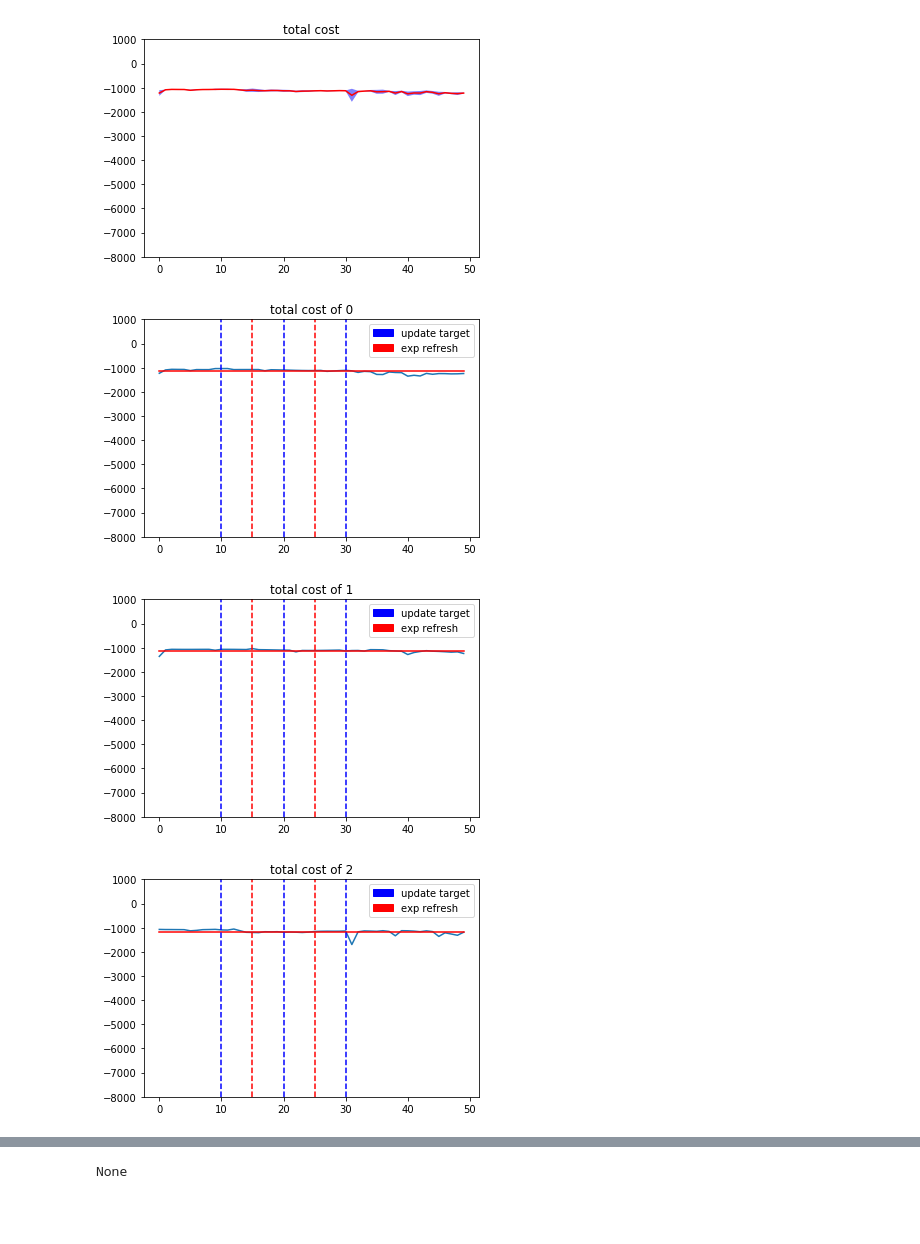
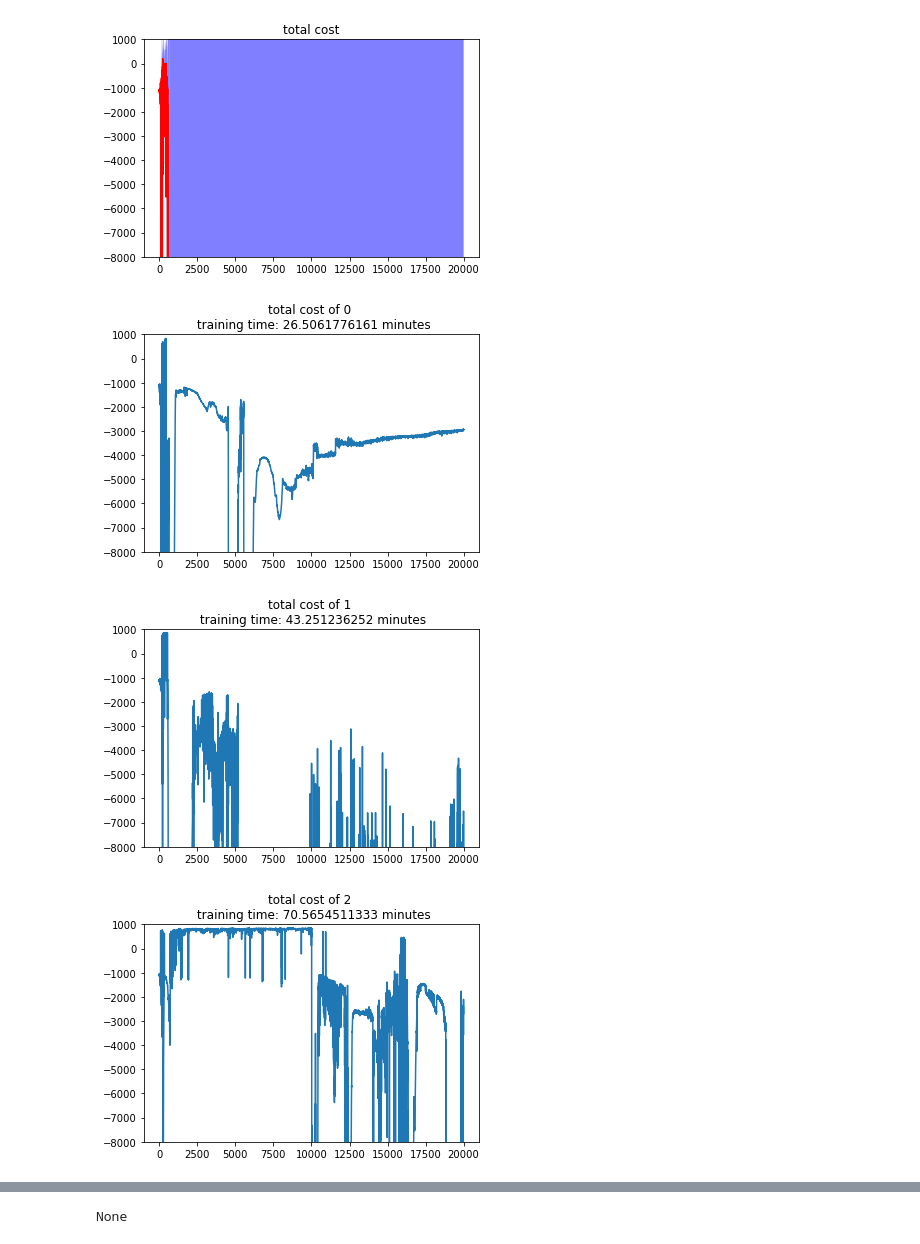
Before and after one commit to meltycriss/foa, a Jupyter notebook: foa_ddpg.ipynb, the cells around one changed output, grey strips where cells are left out. Drawn from its saved outputs; the diff is of its cells as text; code cells hidden in the pictures; blank space fills up the shorter version.

```diff
--- a/foa_ddpg.ipynb
+++ b/foa_ddpg.ipynb
@@ -32,9 +32,9 @@ TAU = .01
 GAMMA = .9
 LR_actor = .001
 LR_critic = .001
-EXPERIENCE_CAPACITY = int(1e4)
+EXPERIENCE_CAPACITY = 7500
 TARGET_UPDATE_FREQUENCY = 200
-MAX_EPI = int(1e4)
+MAX_EPI = 2*int(1e4)
 MAX_STEP = 100
 BATCH_SIZE = 32
 #EPSILON = .1
@@ -180,7 +180,8 @@ n_vec_avg_cost = []
 n_vec_total_cost = []
 n_vec_target_update = []
 n_vec_experience_refresh = []
-for n in xrange(3):
+n_vec_training_time = []
+for n in xrange(5):
     start_time = time.time()
 
     target_actor = Actor()
@@ -206,7 +207,7 @@ for n in xrange(3):
     vec_experience_refresh = []
     update_counter = 0
     for epi in xrange(MAX_EPI):
-        if epi%(MAX_EPI/50)==0:
+        if epi%(MAX_EPI/10)==0:
             print 'n:{}, epi:{}'.format(n, epi)
 
         o = env.reset()
@@ -264,9 +265,10 @@ for n in xrange(3):
     n_vec_total_cost.append(vec_total_cost)
     n_vec_target_update.append(vec_target_update)
     n_vec_experience_refresh.append(vec_experience_refresh)
+    n_vec_training_time.append((time.time() - start_time)/60)
 
     torch.save(actor.state_dict(), 'actor{}.pt'.format(n))
 
-    print("--- %s seconds ---" % (time.time() - start_time))
+    print "--- {} minutes ---".format((time.time() - start_time)/60)
 # %% [output]
 n:0, epi:0
@@ -273,8 +291,6 @@ n:0, epi:0
 # %%
 def plot_avg_1d(vec, title=None, xlabel=None, ylabel=None, save=False, ylim=None, begin=0, marker='', target=None, exp=None):
     record = np.array(vec)
-    target = np.array(target)
-    exp = np.array(exp)
     if len(record.shape) is not 1:
         print 'vec should be 1D array [e0, e1, ...]'
         return
@@ -285,13 +301,15 @@ def plot_avg_1d(vec, title=None, xlabel=None, ylabel=None, save=False, ylim=None
     plt.plot(np.array(range(record.shape[0]))+begin, record, marker)
     plt.plot(np.array(range(record.shape[0]))+begin, mu*np.ones(record.shape[0]), color='red')
     patches = []
-    if target is not None and target.shape[0]>0:
+    if target is not None and len(target)>0:
+        target = np.array(target)
         target_color = 'b'
         target_patch = mpatches.Patch(color=target_color, label='update target')
         patches.append(target_patch)
         for t in target:
             plt.axvline(t, ls='dashed', c=target_color)
-    if exp is not None and exp.shape[0]>0:
+    if exp is not None and len(exp)>0:
+        exp = np.array(exp)
         exp_color = 'r'
         exp_patch = mpatches.Patch(color=exp_color, label='exp refresh')
         patches.append(exp_patch)
@@ -344,38 +362,39 @@ cost = gym_foa.envs.FoaEnv.Cost(*np.rollaxis(n_vec_avg_cost,2))
 avg_cost = cost.collision[0]+cost.goal[0]+cost.formation[0]+cost.v_pref[0]
 
 # param
-save = False
+save = True
 marker = '.'
 
 target = np.array([10,20,30])
 experience = np.array([15,25])
 
 plot_avg_2d(n_vec_total_cost, title='total cost', ylim=[-8000,1000], save=save)
 for i in xrange(n_vec_avg_cost.shape[0]):
-    plot_avg_1d(n_vec_total_cost[i], title='total cost of {}'.format(i), ylim=[-8000,1000], save=save,\
-                target=n_vec_target_update[i], exp=n_vec_experience_refresh[i])
+    plot_avg_1d(n_vec_total_cost[i], title='total cost of {} \n training time: {} minutes'.format(i, n_vec_training_time[i]), ylim=[-8000,1000], save=save,)
+                #target=n_vec_target_update[i], )
+                #exp=n_vec_experience_refresh[i])
 
 
 
 # marker = ''
 # int0 = slice(0,500)
 # plot_avg_1d(n_vec_total_cost[0][int0], title='total cost: first drop', ylim=[-8000,1000], begin=int0.start, save=save, marker=marker)
 # plot_avg_1d(cost.v_pref[0][int0], title='v_pref: first drop', begin=int0.start, save=save, marker=marker)
 
 # marker = ''
 # int1 = slice(3000,3200)
 # plot_avg_1d(n_vec_total_cost[0][int1], title='total cost: second drop', ylim=[-8000,1000], begin=int1.start, save=save, marker=marker)
 # plot_avg_1d(cost.v_pref[0][int1], title='v_pref: second drop', begin=int1.start, save=save, marker=marker)
 
 # int2 = slice(7000,8000)
 # plot_avg_1d(n_vec_total_cost[0][int2], title='total cost: second drop', ylim=[-8000,1000], begin=int2.start, save=save, marker=marker)
 # plot_avg_1d(cost.v_pref[0][int2], title='v_pref: second drop', begin=int2.start, save=save, marker=marker)
 
 # int3 = slice(9600,10000)
 # plot_avg_1d(n_vec_total_cost[0][int3], title='total cost: third drop', ylim=[-8000,1000], begin=int3.start, save=save, marker=marker)
 # plot_avg_1d(cost.v_pref[0][int3], title='v_pref: third drop', begin=int3.start, save=save, marker=marker)
 # %% [output]
-[figure, old version]
+[figure, new version]
-[figure, old version]
+[figure, new version]
-[figure, old version]
+[figure, new version]
-[figure, old version]
+[figure, new version]
```
Also changed, not shown: parts of 5 cells of this notebook.
